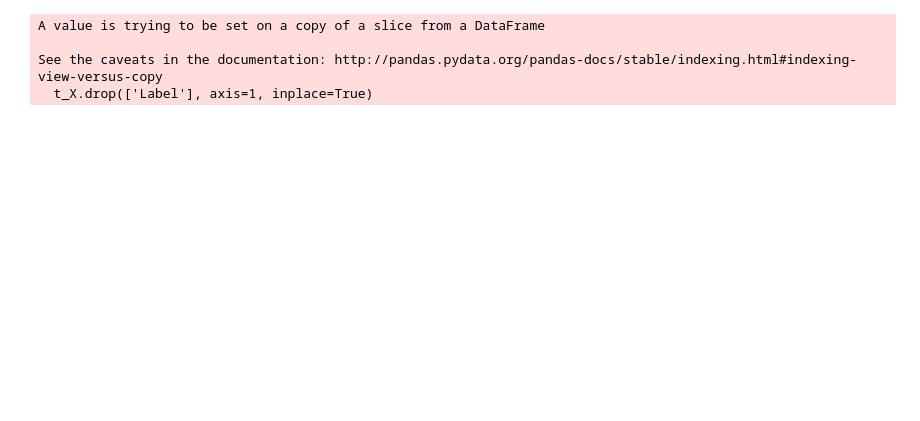
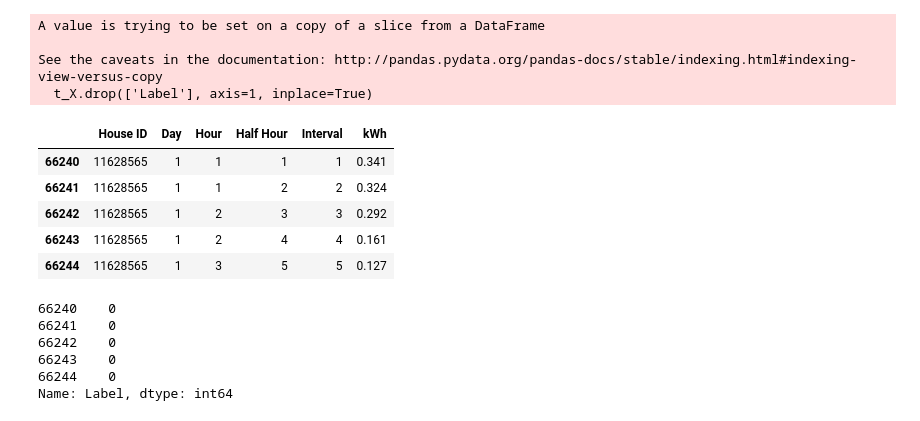
Before and after one commit to torenunez/udacity-mlnd-capstone, a Jupyter notebook: ev_capstone.ipynb, the cells around one changed output. Saved outputs shown, nothing was run; the diff lists cells and outputs as text; code cells hidden in the pictures; blank space fills up the shorter version.

```diff
--- a/ev_capstone.ipynb
+++ b/ev_capstone.ipynb
@@ -288,4 +286,20 @@ A value is trying to be set on a copy of a slice from a DataFrame
 
 See the caveats in the documentation: http://pandas.pydata.org/pandas-docs/stable/indexing.html#indexing-view-versus-copy
   t_X.drop(['Label'], axis=1, inplace=True)
+# %%
+display(X_valid_time.head())
+display(y_valid_time.head())
+# %% [output]
+|  | House ID | Day | Hour | Half Hour | Interval | kWh |
+| 66240 | 11628565 | 1 | 1 | 1 | 1 | 0.341 |
+| 66241 | 11628565 | 1 | 1 | 2 | 2 | 0.324 |
+| 66242 | 11628565 | 1 | 2 | 3 | 3 | 0.292 |
+| 66243 | 11628565 | 1 | 2 | 4 | 4 | 0.161 |
+| 66244 | 11628565 | 1 | 3 | 5 | 5 | 0.127 |
+66240    0
+66241    0
+66242    0
+66243    0
+66244    0
+Name: Label, dtype: int64
 # %% [markdown]
```
Also changed, not shown: parts of 55 cells of this notebook, 1 other file.
